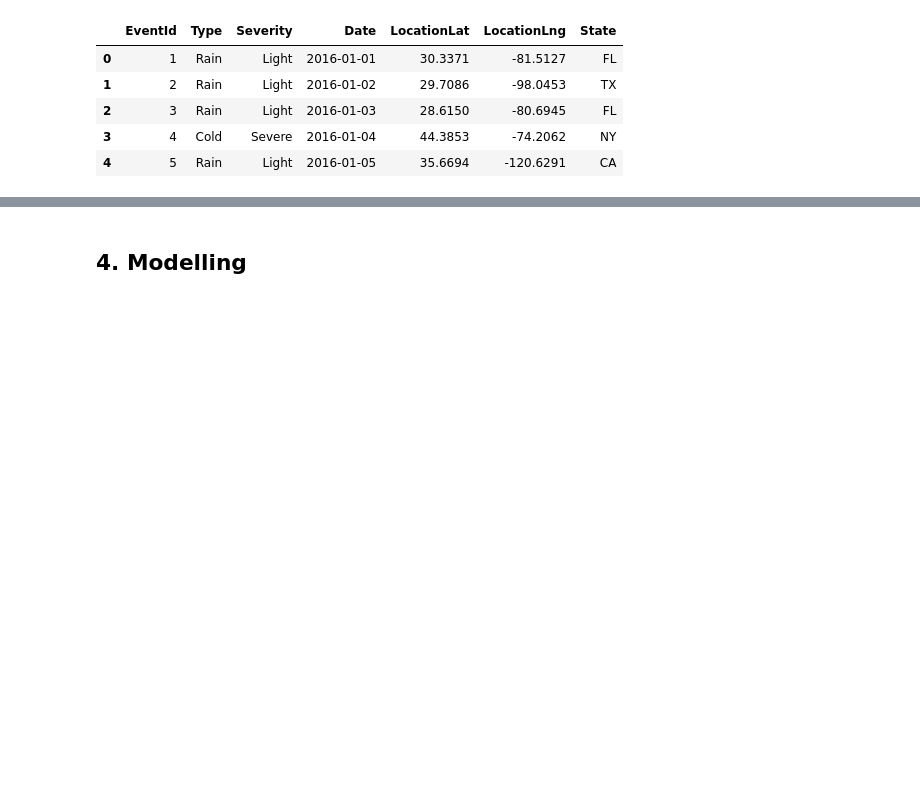
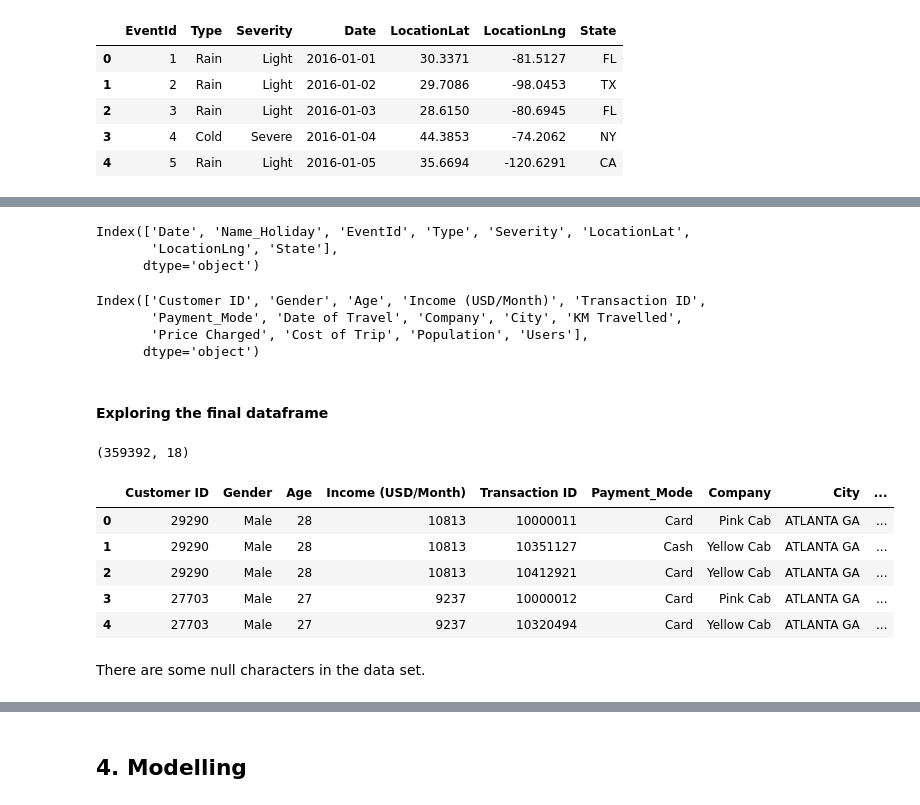
Before and after one commit to Ruoro/G2M_INSIGHTS, a Jupyter notebook: G2M_Insight.ipynb, the cells around one changed output, grey strips where cells are left out. Cells and saved outputs as stored; diff of their text form; code cells hidden in the pictures; blank space fills up the shorter version.

```diff
--- a/G2M_Insight.ipynb
+++ b/G2M_Insight.ipynb
@@ -308,0 +407,35 @@ weather.head()
+# %%
+# first merge
+first =holiday.merge(weather, on='Date', how="right")
+first.columns
+# %% [output]
+Index(['Date', 'Name_Holiday', 'EventId', 'Type', 'Severity', 'LocationLat',
+       'LocationLng', 'State'],
+      dtype='object')
+# %%
+# second merge
+second =customer.merge(transaction, on='Customer ID').merge(cab, on='Transaction ID').merge(city, on='City')
+second.columns
+# %% [output]
+Index(['Customer ID', 'Gender', 'Age', 'Income (USD/Month)', 'Transaction ID',
+       'Payment_Mode', 'Date of Travel', 'Company', 'City', 'KM Travelled',
+       'Price Charged', 'Cost of Trip', 'Population', 'Users'],
+      dtype='object')
+# %% [markdown]
+#### Exploring the final dataframe
+# %%
+# check the shape
+df_final.shape
+# %% [output]
+(359392, 18)
+# %%
+df_final.head()
+# %% [output]
+|  | Customer ID | Gender | Age | Income (USD/Month) | Transaction ID | Payment_Mode | Company | City | ... |
+| 0 | 29290 | Male | 28 | 10813 | 10000011 | Card | Pink Cab | ATLANTA GA | ... |
+| 1 | 29290 | Male | 28 | 10813 | 10351127 | Cash | Yellow Cab | ATLANTA GA | ... |
+| 2 | 29290 | Male | 28 | 10813 | 10412921 | Card | Yellow Cab | ATLANTA GA | ... |
+| 3 | 27703 | Male | 27 | 9237 | 10000012 | Card | Pink Cab | ATLANTA GA | ... |
+| 4 | 27703 | Male | 27 | 9237 | 10320494 | Card | Yellow Cab | ATLANTA GA | ... |
+# %% [markdown]
+There are some null characters in the data set.
```
Also changed, not shown: parts of 38 cells of this notebook.
